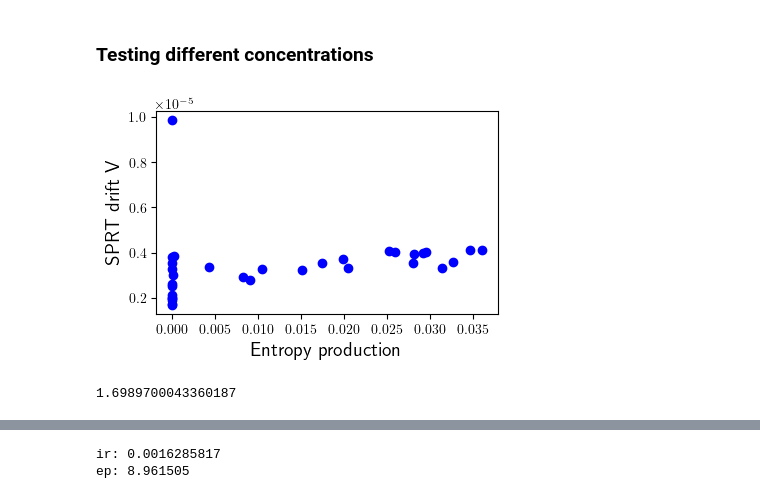
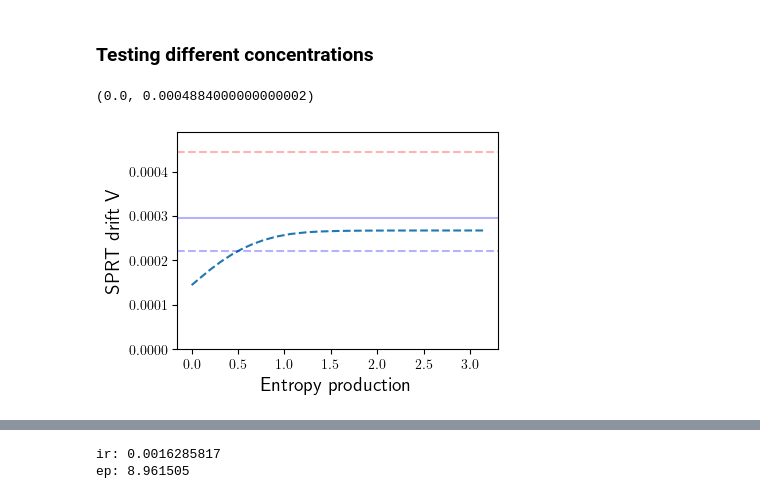
Before and after one commit to ta-rekt/LLROpt.jl, a Jupyter notebook: development.ipynb, the cells around one changed output, grey strips where cells are left out. Cells and saved outputs as stored; diff of their text form; code cells hidden in the pictures.

```diff
--- a/development.ipynb
+++ b/development.ipynb
@@ -1119,48 +1119,58 @@ ax.axhline(y=fmax, linestyle='dashed')
 ### Testing different concentrations
 # %%
 # dirname = '20250108/1bs-ir-ep-acc-c-0.1'
-dirname = '20250221/ir-ep-finetune-lowc'
+dirname = '20250422/ir-ep-finetune-lowc'
+dirname = '20250423/ir-ep-finetune-lowc-acc'
 
 ncpus = 16
 nedges = 8
 figsize = (4,2.7)
 color_full = "red"
 color_acc = "blue"
-data, params = utils.get_data(dirname, "full")
+data, params = utils.get_data(dirname, "acc")
 
-irvals_acc = [data[i][nedges] for i in range(1, params["nparams"]+1)]
-epvals_acc = [data[i][nedges+1] for i in range(1, params["nparams"]+1)]
+irvals_acc = np.array([data[i][nedges] for i in range(1, params["nparams"]+1)])
+epvals_acc = np.array([data[i][nedges+1] for i in range(1, params["nparams"]+1)])
 
 plt.rcParams['text.usetex'] = True
 
 figplot, ax = plt.subplots(1,1, layout='constrained', figsize=figsize)
 
-ax.scatter(epvals_acc, np.array(irvals_acc),  color=color_acc)
-# ax.set_ylim(0, 2.5e-3)
+# ax.scatter(epvals_acc, irvals_acc, color=color_acc, s=10)
+
+rx = [2,30]
+xydata_ = np.stack((epvals_acc, irvals_acc), axis=1)
+hull = ConvexHull(xydata_)
+xhull = [xydata_[hull.vertices[i]][0] for i in range(rx[0], rx[1])]
+yhull = [xydata_[hull.vertices[i]][1] for i in range(rx[0], rx[1])]
+
+ax.plot(xhull, yhull, linestyle="dashed")
+
 # ax.set_xlim(0, 16)
 ax.set_title("")
 ax.set_ylabel("SPRT drift V", fontsize=14)
 ax.set_xlabel("Entropy production", fontsize=14)
 
-c = 0.1
+c = 1
 dc = 0.1 * c
 kboff = 0.0888
 konb = 5
 kuon = 5
 koffu = 5
 
 kbon = 1e-5
 koffb = 1e-5
 kuoff = 1e-5
 konu = 1e-5
 
-D_full2b = ((dc/c)**2/2) * (c*kboff*kuon/(c*kboff+kuon))
-# ax.axhline(y=D_full2b, linestyle="dashed", color="red", alpha=0.3)
-# ax.axhline(y=2*D_full2b/3, linestyle="solid", color="blue", alpha=0.3)
-# ax.axhline(y=D_full2b/2, linestyle="dashed", color="blue", alpha=0.3)
+V_low = ((dc/c)**2/2) * c*kboff
+V_high = 0.16*5 * ((dc/c)**2/2)
+V_lim = V_low
+ax.axhline(y=V_lim, linestyle="dashed", color="red", alpha=0.3)
+ax.axhline(y=2*V_lim/3, linestyle="solid", color="blue", alpha=0.3)
+ax.axhline(y=V_lim/2, linestyle="dashed", color="blue", alpha=0.3)
+
+ax.set_ylim(0, V_low*1.1)
 # %% [output]
+(0.0, 0.0004884000000000002)
-[figure, old version]
+[figure, new version]
-# %%
-np.log10(50)
-# %% [output]
-1.6989700043360187
```
Also changed, not shown: parts of 20 cells of this notebook, 22 other files.
